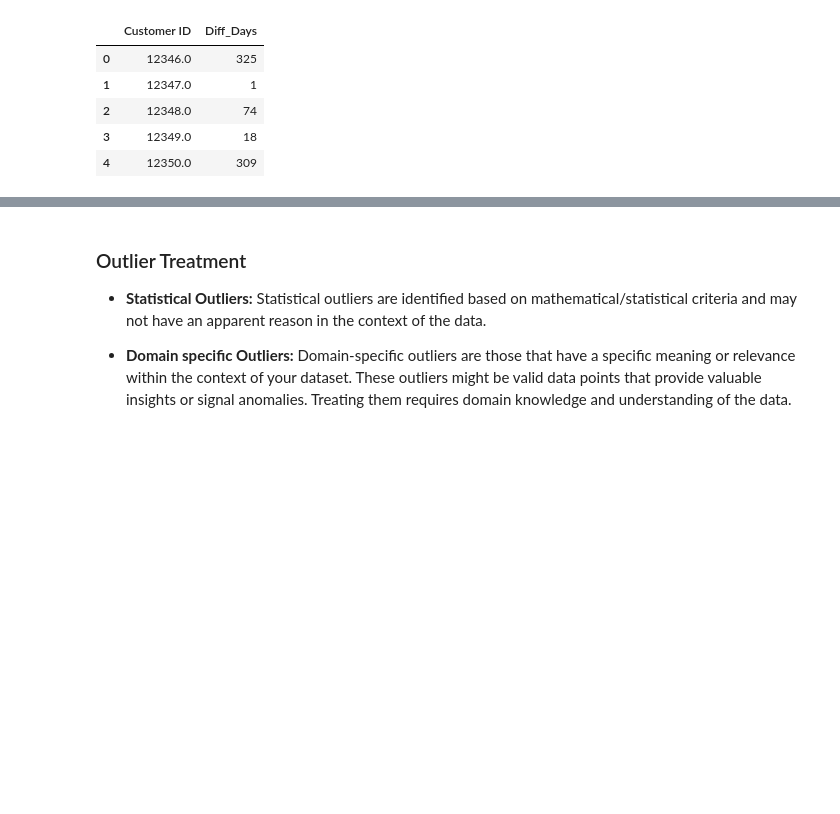
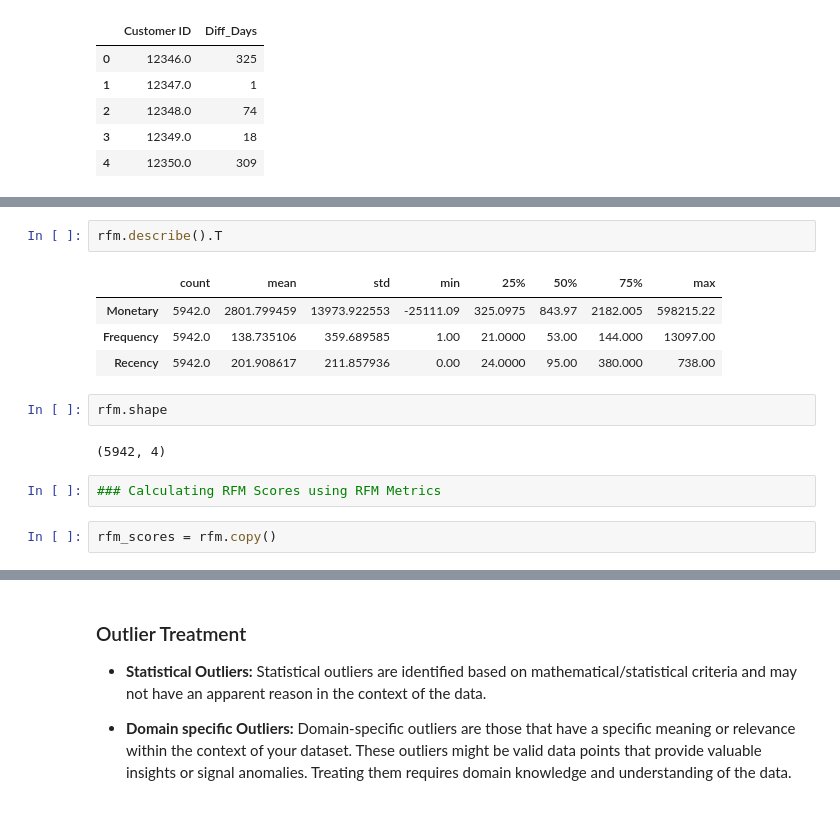
Before and after one commit to manishkr1754/Online_Retail_Customer_Segmentation_RFM_Analysis, a Jupyter notebook: Online Retail Customer Segmentation RFM Analysis.ipynb, the cells around one changed output, grey strips where cells are left out. Drawn from its saved outputs; the diff is of its cells as text; blank space fills up the shorter version.

```diff
--- a/Online Retail Customer Segmentation RFM Analysis.ipynb
+++ b/Online Retail Customer Segmentation RFM Analysis.ipynb
@@ -527,3 +528,18 @@ rfm.head()
 | 2 | 12348.0 | 2019.40 | 51 | 74 |
 | 3 | 12349.0 | 4404.54 | 180 | 18 |
 | 4 | 12350.0 | 334.40 | 17 | 309 |
+# %%
+rfm.describe().T
+# %% [output]
+|  | count | mean | std | min | 25% | 50% | 75% | max |
+| Monetary | 5942.0 | 2801.799459 | 13973.922553 | -25111.09 | 325.0975 | 843.97 | 2182.005 | 598215.22 |
+| Frequency | 5942.0 | 138.735106 | 359.689585 | 1.00 | 21.0000 | 53.00 | 144.000 | 13097.00 |
+| Recency | 5942.0 | 201.908617 | 211.857936 | 0.00 | 24.0000 | 95.00 | 380.000 | 738.00 |
+# %%
+rfm.shape
+# %% [output]
+(5942, 4)
+# %%
+### Calculating RFM Scores using RFM Metrics
+# %%
+rfm_scores = rfm.copy()
```
Also changed, not shown: parts of 15 cells of this notebook.
